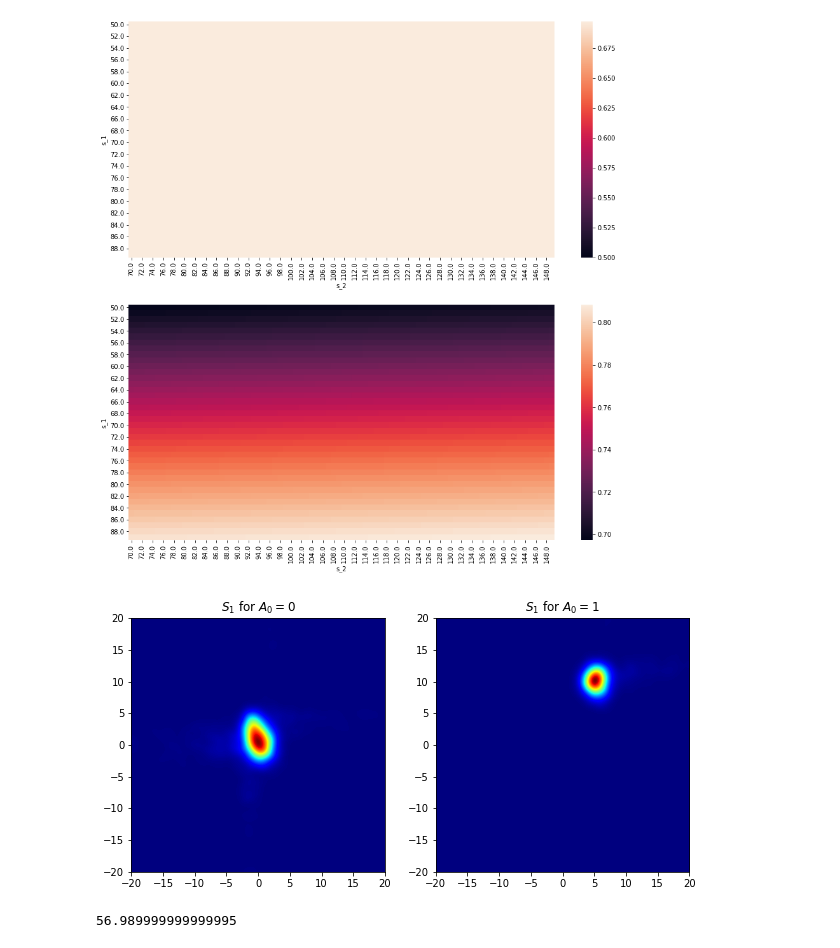
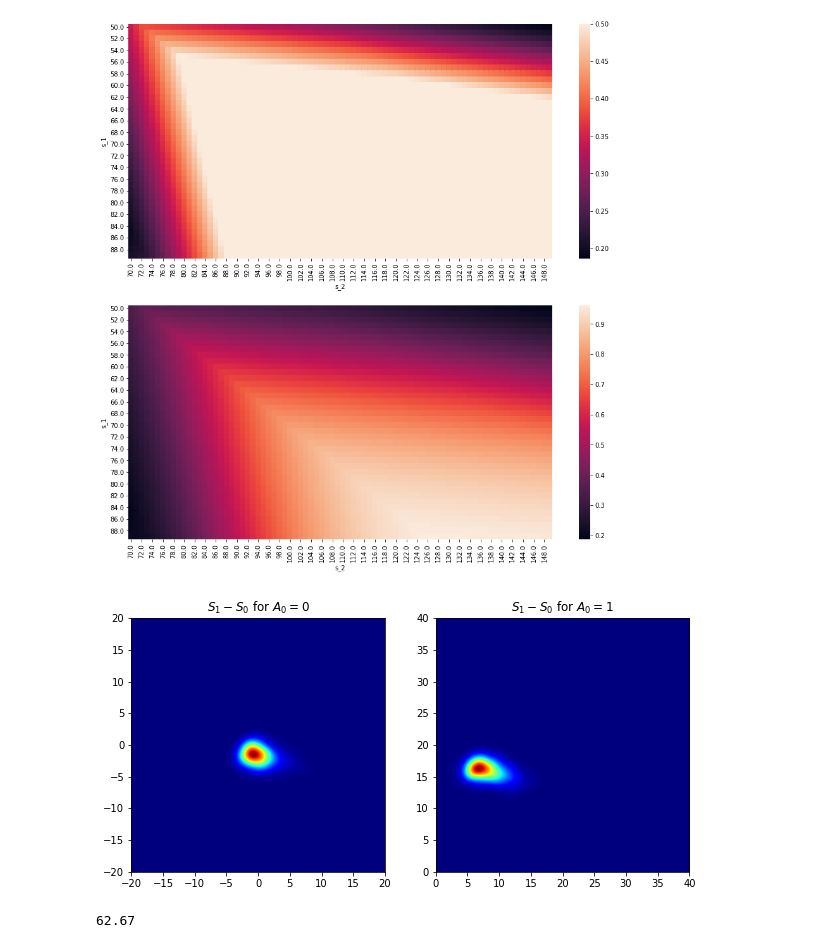
Before and after one commit to faaizT/CausalTwinAssessment, a Jupyter notebook: Network Analysis.ipynb, the cells around one changed output. Cells and saved outputs as stored; diff of their text form; code cells hidden in the pictures.

```diff
--- a/Network Analysis.ipynb
+++ b/Network Analysis.ipynb
@@ -28,9 +28,9 @@ def generate_policy_heatmap(filename):
         plt.show()
     return df
 # %%
-df = generate_policy_heatmap("/Users/faaiz/simple-model/model-state-(10, 10)")
+df = generate_policy_heatmap("/Users/faaiz/simple-model/model-state-20-20")
 # %% [output]
-[figure, old version]
+[figure, new version]
 # %%
 import numpy as np
 import matplotlib.pyplot as plt
@@ -113,7 +90,7 @@ def generate_simulator_heatmap_discarded(df, filename):
 # %%
-generate_simulator_heatmap(df_guide, "/Users/faaiz/simple-model/model-state-(10, 10)")
+generate_simulator_heatmap(df_guide, "/Users/faaiz/simple-model/model-state-20-20")
 # %% [output]
-[figure, old version]
+[figure, new version]
 # %%
 def get_policy_accuracy(df, filename):
     model = SimpleModel()
@@ -128,6 +105,6 @@ def get_policy_accuracy(df, filename):
             acc += (pred_action == action)
     return acc/len(df)*100
 # %%
-get_policy_accuracy(df_guide, "/Users/faaiz/simple-model/model-state-(10, 10)")
+get_policy_accuracy(df_guide, "/Users/faaiz/simple-model/model-state-20-20")
 # %% [output]
-56.989999999999995
+62.67
```
Also changed, not shown: parts of 4 cells of this notebook, 4 other files.
